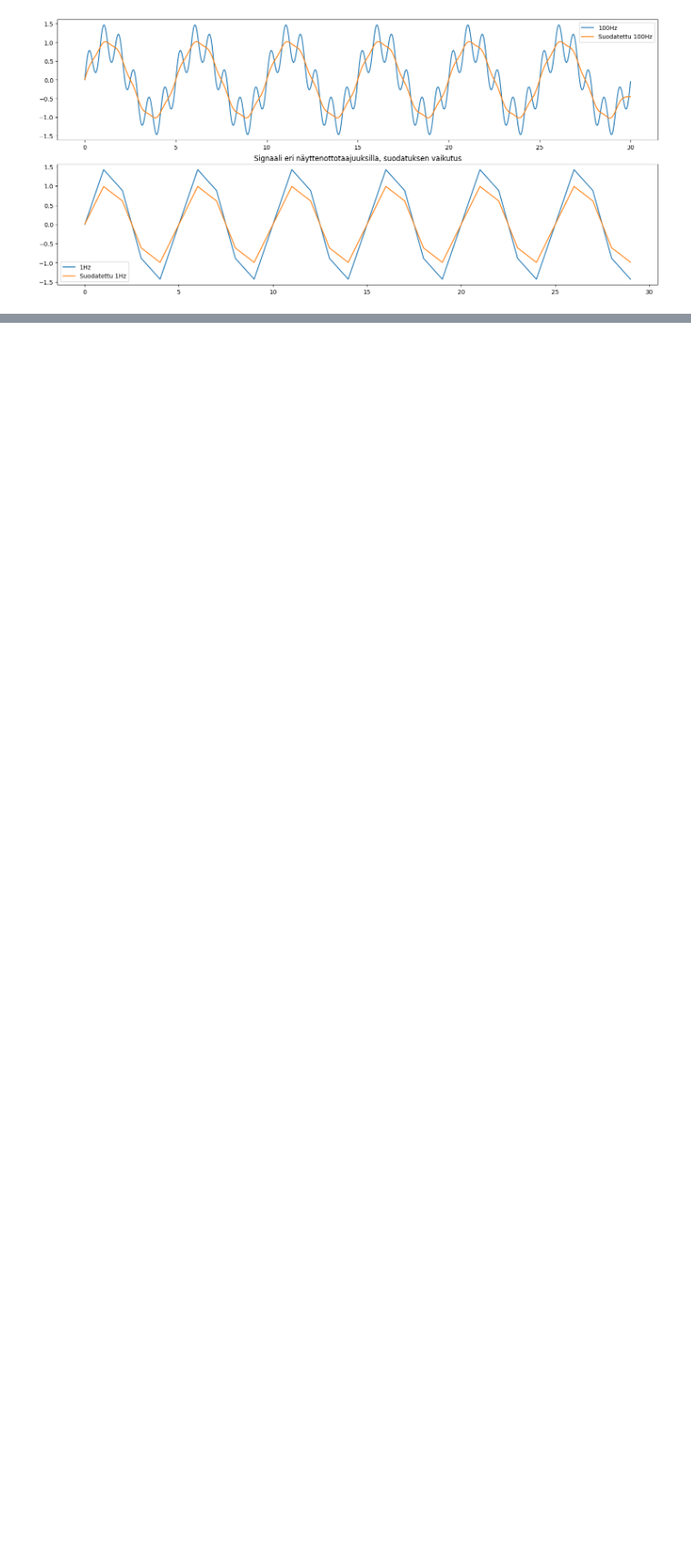
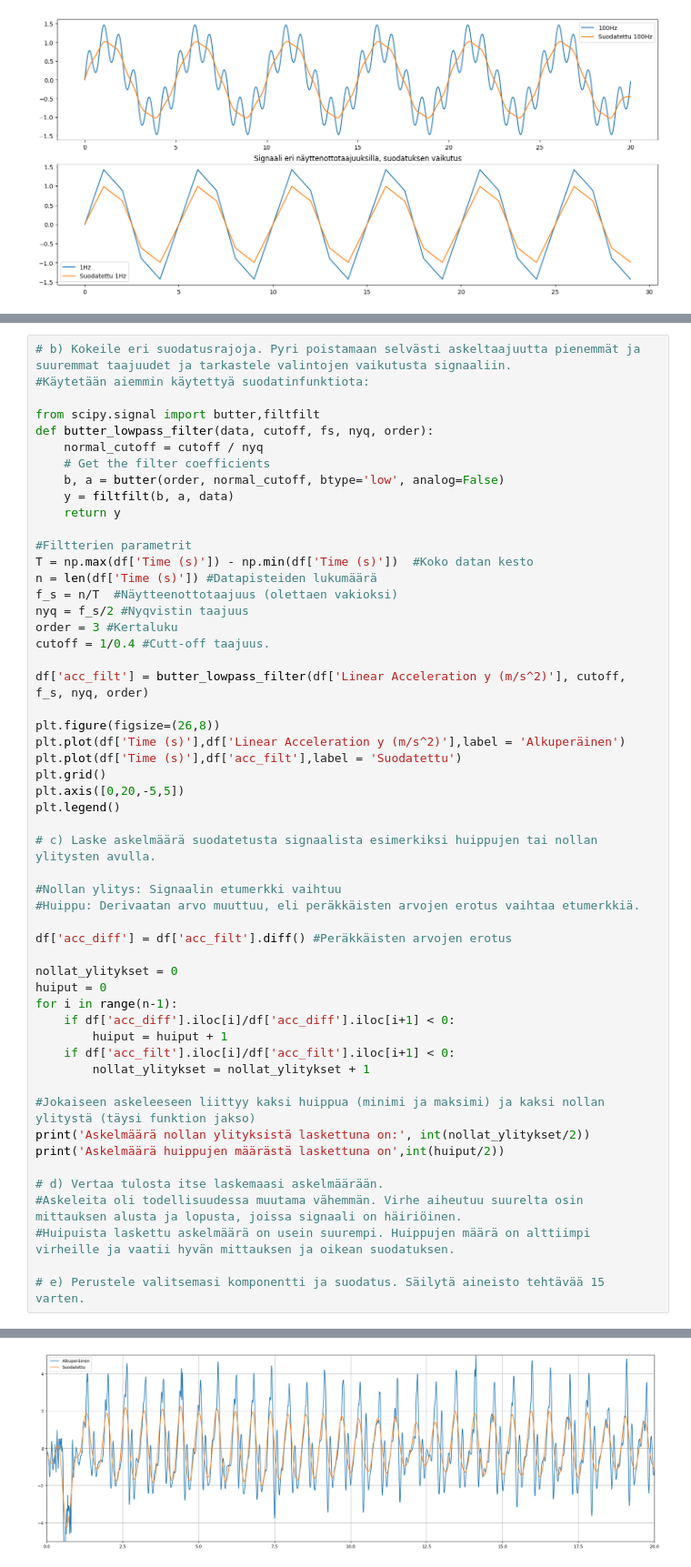
Before and after one commit to ilpovirt/Soveltava_matematiikka_ja_fysiikka_ohjelmoinnissa_2026, a Jupyter notebook: Tehtävät_9-11.ipynb, the cells around one changed output, grey strips where cells are left out. Shown at 91% size. Saved outputs shown, nothing was run; the diff lists cells and outputs as text; blank space fills up the shorter version.

```diff
--- a/Tehtävät_9-11.ipynb
+++ b/Tehtävät_9-11.ipynb
@@ -194,0 +216,54 @@ plt.show()
+# %%
+# b) Kokeile eri suodatusrajoja. Pyri poistamaan selvästi askeltaajuutta pienemmät ja suuremmat taajuudet ja tarkastele valintojen vaikutusta signaaliin.
+#Käytetään aiemmin käytettyä suodatinfunktiota:
+
+from scipy.signal import butter,filtfilt
+def butter_lowpass_filter(data, cutoff, fs, nyq, order):
+    normal_cutoff = cutoff / nyq
+    # Get the filter coefficients
+    b, a = butter(order, normal_cutoff, btype='low', analog=False)
+    y = filtfilt(b, a, data)
+    return y
+
+#Filtterien parametrit
+T = np.max(df['Time (s)']) - np.min(df['Time (s)'])  #Koko datan kesto
+n = len(df['Time (s)']) #Datapisteiden lukumäärä
+f_s = n/T  #Näytteenottotaajuus (olettaen vakioksi)
+nyq = f_s/2 #Nyqvistin taajuus
+order = 3 #Kertaluku
+cutoff = 1/0.4 #Cutt-off taajuus.
+
+df['acc_filt'] = butter_lowpass_filter(df['Linear Acceleration y (m/s^2)'], cutoff, f_s, nyq, order)
+
+plt.figure(figsize=(26,8))
+plt.plot(df['Time (s)'],df['Linear Acceleration y (m/s^2)'],label = 'Alkuperäinen')
+plt.plot(df['Time (s)'],df['acc_filt'],label = 'Suodatettu')
+plt.grid()
+plt.axis([0,20,-5,5])
+plt.legend()
+
+# c) Laske askelmäärä suodatetusta signaalista esimerkiksi huippujen tai nollan ylitysten avulla.
+
+#Nollan ylitys: Signaalin etumerkki vaihtuu
+#Huippu: Derivaatan arvo muuttuu, eli peräkkäisten arvojen erotus vaihtaa etumerkkiä.
+
+df['acc_diff'] = df['acc_filt'].diff() #Peräkkäisten arvojen erotus
+
+nollat_ylitykset = 0
+huiput = 0
+for i in range(n-1):
+    if df['acc_diff'].iloc[i]/df['acc_diff'].iloc[i+1] < 0:
+        huiput = huiput + 1
+    if df['acc_filt'].iloc[i]/df['acc_filt'].iloc[i+1] < 0:
+        nollat_ylitykset = nollat_ylitykset + 1
+
+#Jokaiseen askeleeseen liittyy kaksi huippua (minimi ja maksimi) ja kaksi nollan ylitystä (täysi funktion jakso)
+print('Askelmäärä nollan ylityksistä laskettuna on:', int(nollat_ylitykset/2))
+print('Askelmäärä huippujen määrästä laskettuna on',int(huiput/2))
+
+# d) Vertaa tulosta itse laskemaasi askelmäärään.
+#Askeleita oli todellisuudessa muutama vähemmän. Virhe aiheutuu suurelta osin mittauksen alusta ja lopusta, joissa signaali on häiriöinen.
+#Huipuista laskettu askelmäärä on usein suurempi. Huippujen määrä on alttiimpi virheille ja vaatii hyvän mittauksen ja oikean suodatuksen.
+
+# e) Perustele valitsemasi komponentti ja suodatus. Säilytä aineisto tehtävää 15 varten.
+# %% [output]
@@ -194,0 +272 @@ plt.show()
+[figure, added]
```
Also changed, not shown: parts of 3 cells of this notebook.
